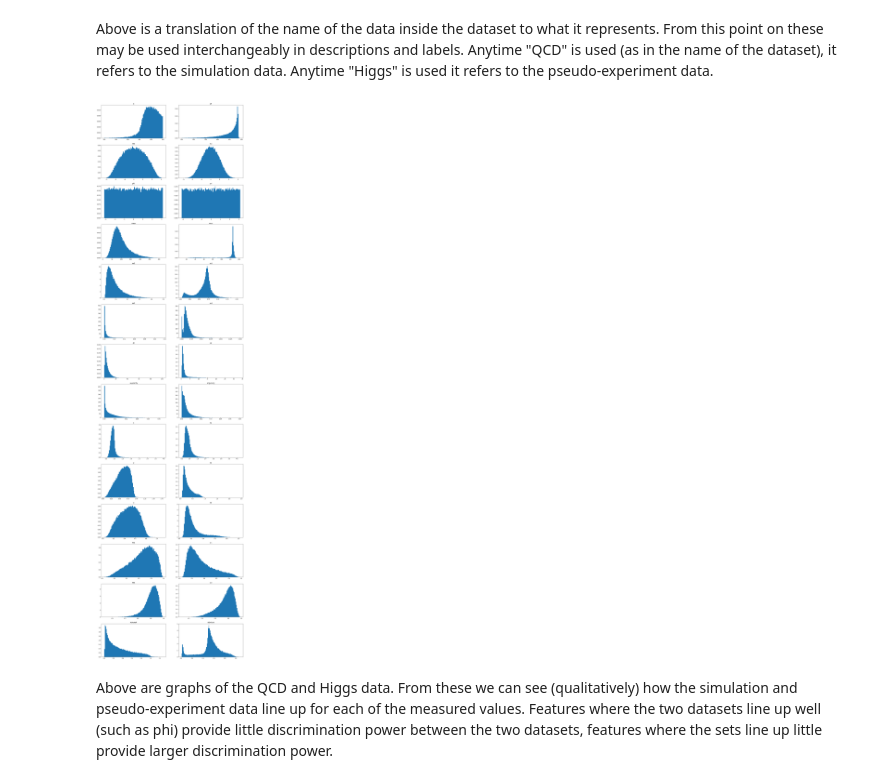
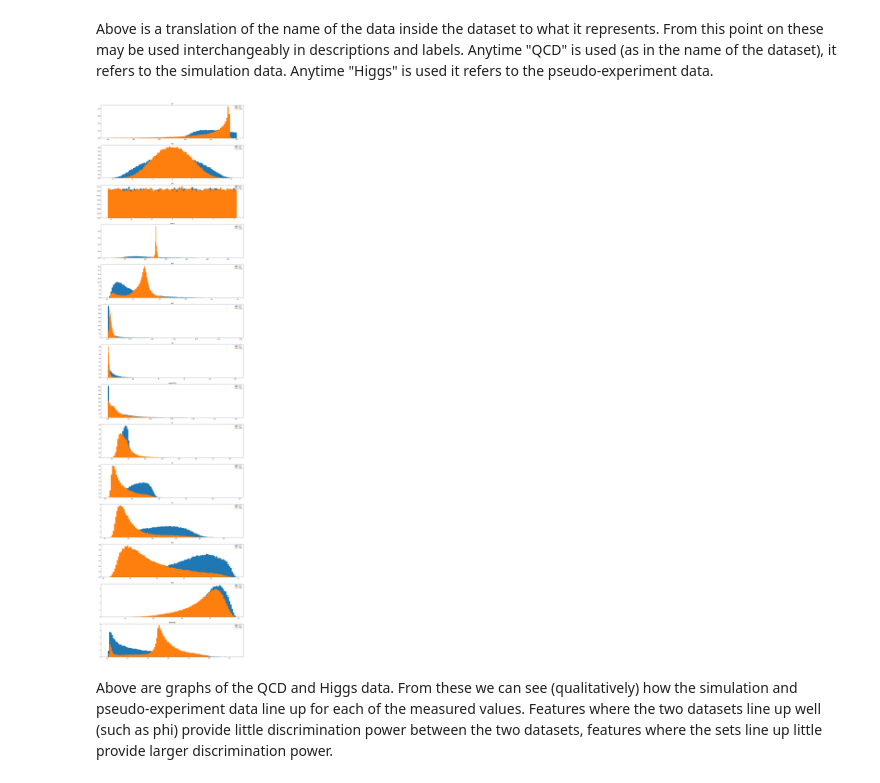
Before and after one commit to jarods00/PHYS434, a Jupyter notebook: Lab 5.ipynb, the cells around one changed output. Drawn from its saved outputs; the diff is of its cells as text; code cells hidden in the pictures.

```diff
--- a/Lab 5.ipynb
+++ b/Lab 5.ipynb
@@ -48,31 +48,31 @@ KtDeltaR = Delta R of two subjets within large-R jet
 # %% [markdown]
 Above is a translation of the name of the data inside the dataset to what it represents. From this point on these may be used interchangeably in descriptions and labels. Anytime "QCD" is used (as in the name of the dataset), it refers to the simulation data. Anytime "Higgs" is used it refers to the pseudo-experiment data.
 # %%
-fig, ax = plt.subplots(14, 2, figsize = (20,80))
+fig, ax = plt.subplots(14, 1, figsize = (20,80))
 
 # First block of code graphs QCD simulation and Higgs pseudo-data on different graphs. To use this block make sure subplots is (14, 2).
+# i = 0
+# for key in qcd:
+#     ax[i, 0].hist(qcd[key], density = True, bins = 100)
+#     ax[i, 0].set_title(key)
+#     i += 1
+
+# i = 0
+# for key in higgs:
+#     ax[i, 1].hist(higgs[key], density = True, bins = 100)
+#     ax[i, 1].set_title(key)
+#     i = i + 1
+
+# Second block of code graphs QCD simulation and Higgs pseudo-data on the same graph. To use this block make sure subplots is (14, 1).
 i = 0
 for key in qcd:
-    ax[i, 0].hist(qcd[key], density = True, bins = 100)
-    ax[i, 0].set_title(key)
+    ax[i].hist(qcd[key], density = True, bins = 100)
+    ax[i].hist(higgs[key], density = True, bins = 100)
+    ax[i].set_title(key)
+    ax[i].legend(["QCD", "Higgs"])
     i += 1
-
-i = 0
-for key in higgs:
-    ax[i, 1].hist(higgs[key], density = True, bins = 100)
-    ax[i, 1].set_title(key)
-    i = i + 1
-
-# Second block of code graphs QCD simulation and Higgs pseudo-data on the same graph. To use this block make sure subplots is (14, 1).
-# i = 0
-# for key in qcd:
-#     ax[i].hist(qcd[key], density = True, bins = 100)
-#     ax[i].hist(higgs[key], density = True, bins = 100)
-#     ax[i].set_title(key)
-#     ax[i].legend(["QCD", "Higgs"])
-#     i += 1
 # %% [output]
-[figure, old version]
+[figure, new version]
 # %% [markdown]
 Above are graphs of the QCD and Higgs data. From these we can see (qualitatively) how the simulation and pseudo-experiment data line up for each of the measured values. Features where the two datasets line up well (such as phi) provide little discrimination power between the two datasets, features where the sets line up little provide larger discrimination power.
 # %%
```
Also changed, not shown: parts of 3 cells of this notebook.
